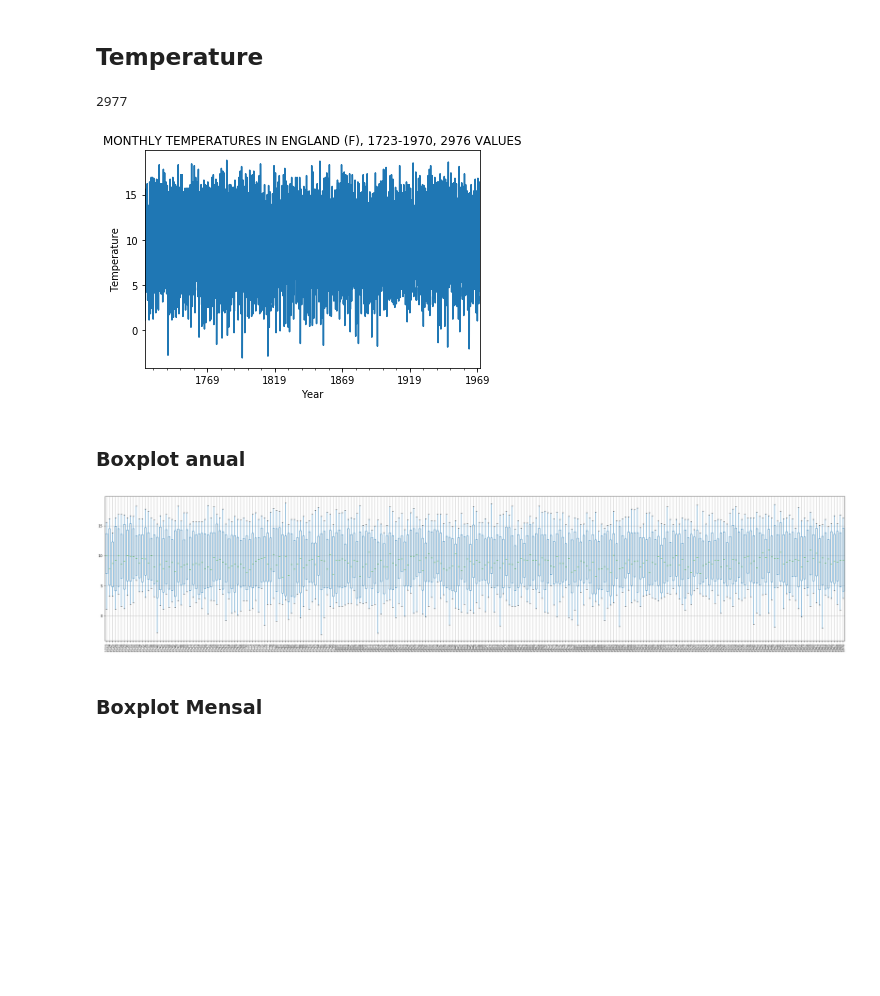
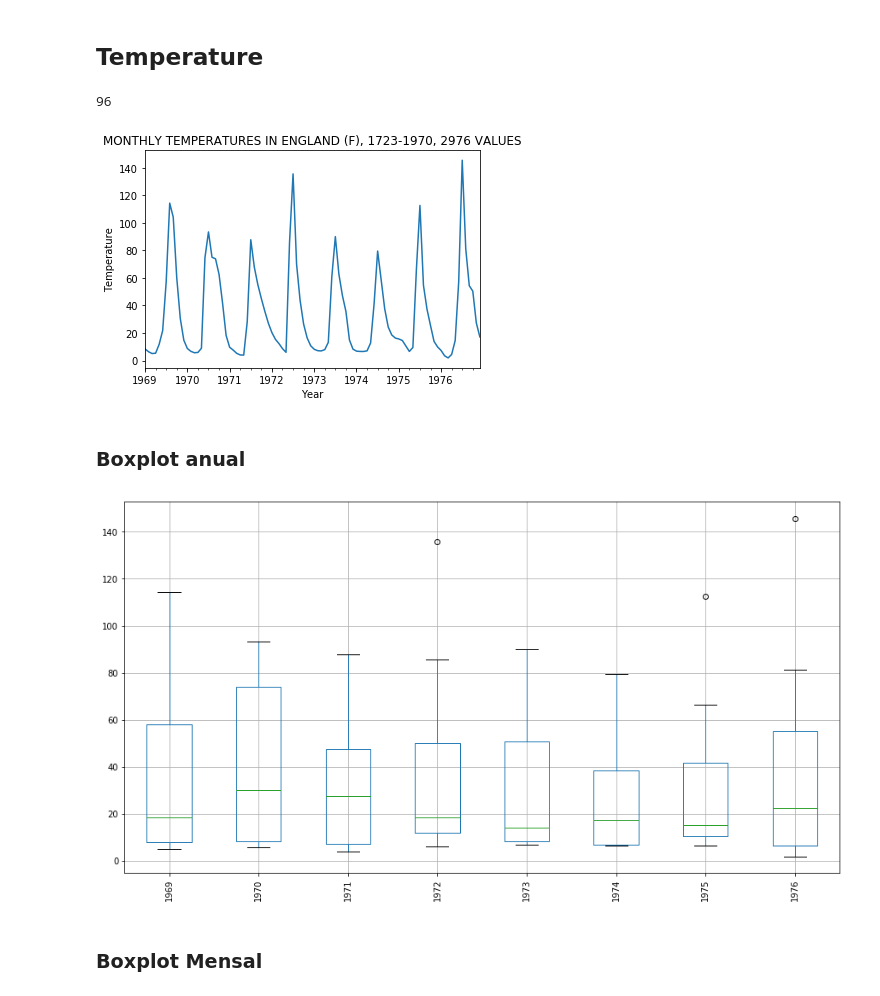
Before and after one commit to jamissonfreitas/IN1167, a Jupyter notebook: Cap1_2.ipynb, the cells around one changed output. Drawn from its saved outputs; the diff is of its cells as text; code cells hidden in the pictures; blank space fills up the shorter version.

```diff
--- a/Cap1_2.ipynb
+++ b/Cap1_2.ipynb
@@ -25,7 +25,8 @@ from pandas import TimeGrouper
 # %% [markdown]
 ## Temperature
 # %%
-url='https://raw.githubusercontent.com/FinYang/tsdl/master/data-raw/monthly/tpmon.dat'
+#url='https://raw.githubusercontent.com/FinYang/tsdl/master/data-raw/monthly/tpmon.dat'
+url='https://raw.githubusercontent.com/FinYang/tsdl/master/data-raw/baracos/cminef.dat'
 data = requests.get(url).content
 data = data.decode('utf-8').split('\n')[1:]
 data = [' '.join(d.strip().split()) for d in data]
@@ -33,11 +34,13 @@ data = ' '.join(data)
 data = data.split(' ')
 len(data)
 # %% [output]
-2977
+96
 # %%
 series = pd.Series(
-    data[:-1],
-    index=pd.date_range(start ='1-1-1723', end ='1-1-1971', freq ='M')
+    data,#[:-1],
+    #index=pd.date_range(start ='1-1-1723', end ='1-1-1971', freq ='M')
+    index=pd.date_range(start ='1-1-1969', end ='1-1-1977', freq ='M')
+
 )
 series = series.astype(float)
 series.plot()
@@ -46,21 +49,21 @@ plt.ylabel('Temperature')
 plt.xlabel('Year')
 plt.show()
 # %% [output]
-[figure, old version]
+[figure, new version]
 # %% [markdown]
 ### Boxplot anual
 # %%
 # to plot by year
 groups = series.groupby(TimeGrouper('A'))
 years = DataFrame()
 for name, group in groups:
     years[name.year] = group.values
-plt.figure(figsize=(40,8))
+plt.figure(figsize=(15,8))
 ax = years.boxplot()
 ax.set_xticklabels(ax.get_xticklabels(),rotation=90)
 plt.show()
 # %% [output]
-[figure, old version]
+[figure, new version]
 # %% [markdown]
 ### Boxplot Mensal
 # %%
```
Also changed, not shown: parts of 5 cells of this notebook.
